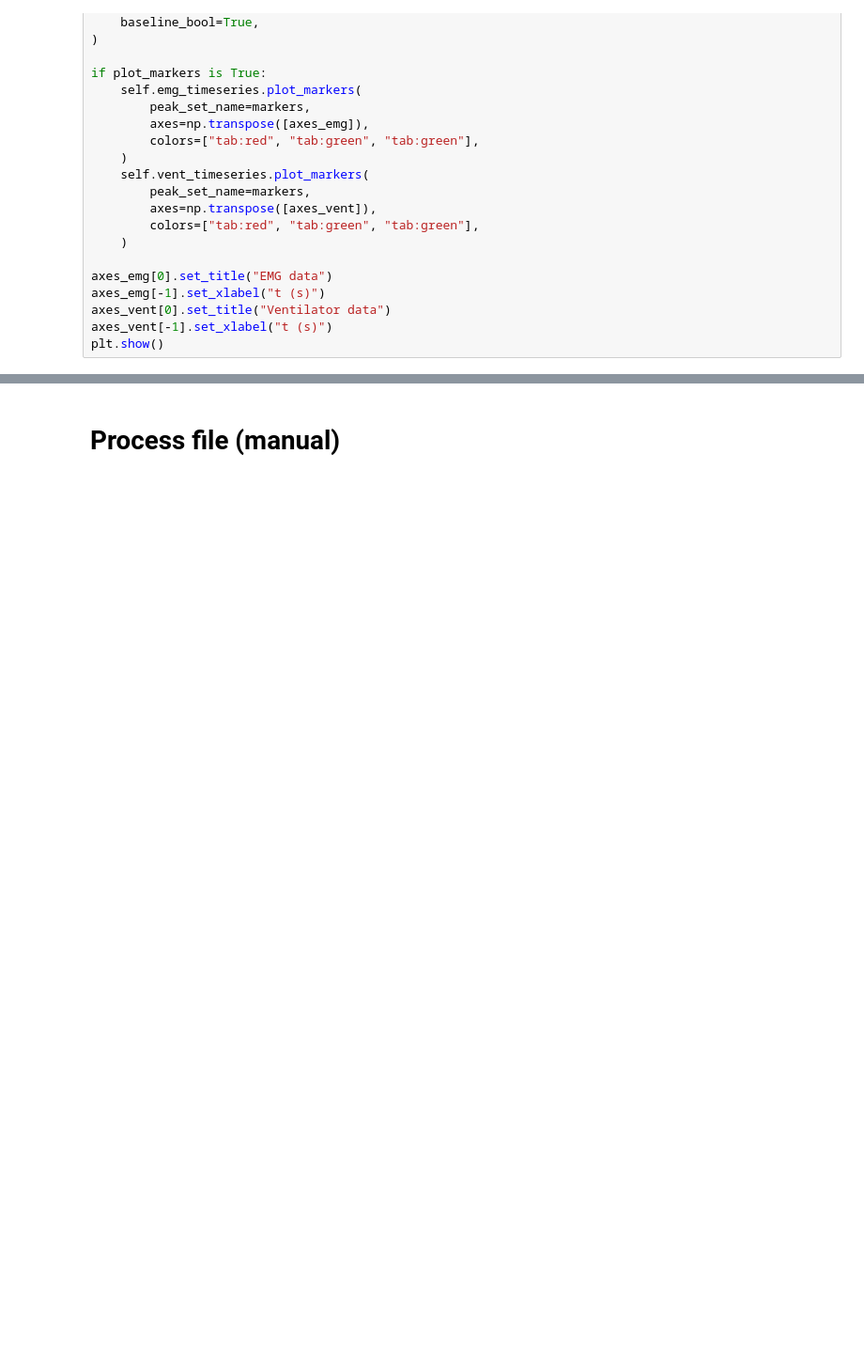
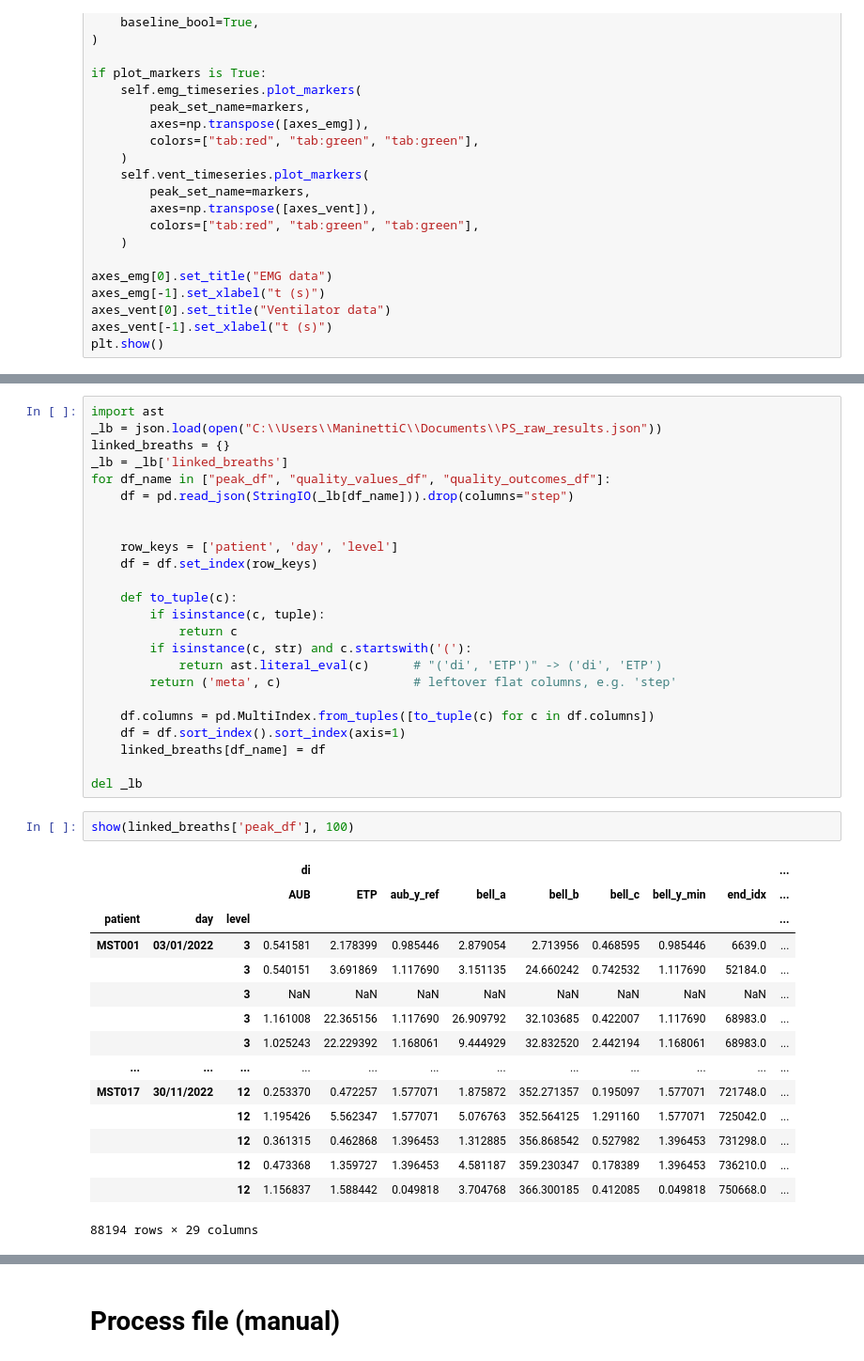
Before and after one commit to ChiaraM96/ReSurfEMG, a Jupyter notebook: notebooks/intercostal_NMC.ipynb, the cells around one changed output, grey strips where cells are left out. Shown at 94% size. Drawn from its saved outputs; the diff is of its cells as text; blank space fills up the shorter version.

```diff
--- a/notebooks/intercostal_NMC.ipynb
+++ b/notebooks/intercostal_NMC.ipynb
@@ -810,0 +802,42 @@ _quality_results = {}
+# %%
+import ast
+_lb = json.load(open("C:\\Users\\ManinettiC\\Documents\\PS_raw_results.json"))
+linked_breaths = {}
+_lb = _lb['linked_breaths']
+for df_name in ["peak_df", "quality_values_df", "quality_outcomes_df"]:
+    df = pd.read_json(StringIO(_lb[df_name])).drop(columns="step")
+
+
+    row_keys = ['patient', 'day', 'level']
+    df = df.set_index(row_keys)
+
+    def to_tuple(c):
+        if isinstance(c, tuple):
+            return c
+        if isinstance(c, str) and c.startswith('('):
+            return ast.literal_eval(c)      # "('di', 'ETP')" -> ('di', 'ETP')
+        return ('meta', c)                  # leftover flat columns, e.g. 'step'
+
+    df.columns = pd.MultiIndex.from_tuples([to_tuple(c) for c in df.columns])
+    df = df.sort_index().sort_index(axis=1)
+    linked_breaths[df_name] = df
+
+del _lb
+# %%
+show(linked_breaths['peak_df'], 100)
+# %% [output]
+|  |  |  | di |  |  |  |  |  |  |  | ... |
+|  |  |  | AUB | ETP | aub_y_ref | bell_a | bell_b | bell_c | bell_y_min | end_idx | ... |
+| patient | day | level |  |  |  |  |  |  |  |  | ... |
+| MST001 | 03/01/2022 | 3 | 0.541581 | 2.178399 | 0.985446 | 2.879054 | 2.713956 | 0.468595 | 0.985446 | 6639.0 | ... |
+|  |  | 3 | 0.540151 | 3.691869 | 1.117690 | 3.151135 | 24.660242 | 0.742532 | 1.117690 | 52184.0 | ... |
+|  |  | 3 | NaN | NaN | NaN | NaN | NaN | NaN | NaN | NaN | ... |
+|  |  | 3 | 1.161008 | 22.365156 | 1.117690 | 26.909792 | 32.103685 | 0.422007 | 1.117690 | 68983.0 | ... |
+|  |  | 3 | 1.025243 | 22.229392 | 1.168061 | 9.444929 | 32.832520 | 2.442194 | 1.168061 | 68983.0 | ... |
+| ... | ... | ... | ... | ... | ... | ... | ... | ... | ... | ... | ... |
+| MST017 | 30/11/2022 | 12 | 0.253370 | 0.472257 | 1.577071 | 1.875872 | 352.271357 | 0.195097 | 1.577071 | 721748.0 | ... |
+|  |  | 12 | 1.195426 | 5.562347 | 1.577071 | 5.076763 | 352.564125 | 1.291160 | 1.577071 | 725042.0 | ... |
+|  |  | 12 | 0.361315 | 0.462868 | 1.396453 | 1.312885 | 356.868542 | 0.527982 | 1.396453 | 731298.0 | ... |
+|  |  | 12 | 0.473368 | 1.359727 | 1.396453 | 4.581187 | 359.230347 | 0.178389 | 1.396453 | 736210.0 | ... |
+|  |  | 12 | 1.156837 | 1.588442 | 0.049818 | 3.704768 | 366.300185 | 0.412085 | 0.049818 | 750668.0 | ... |
+88194 rows × 29 columns
```
Also changed, not shown: parts of 27 cells of this notebook.
